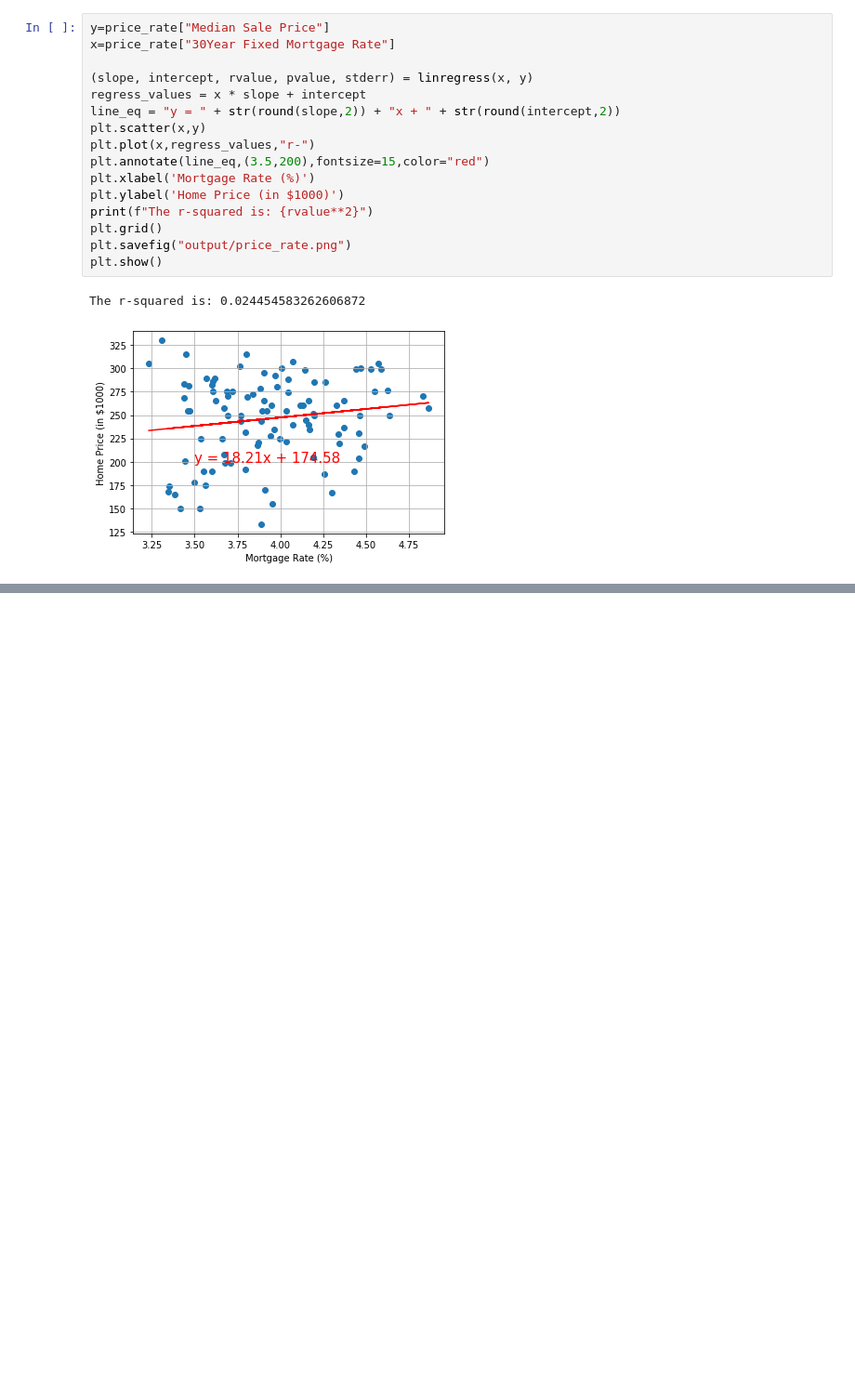
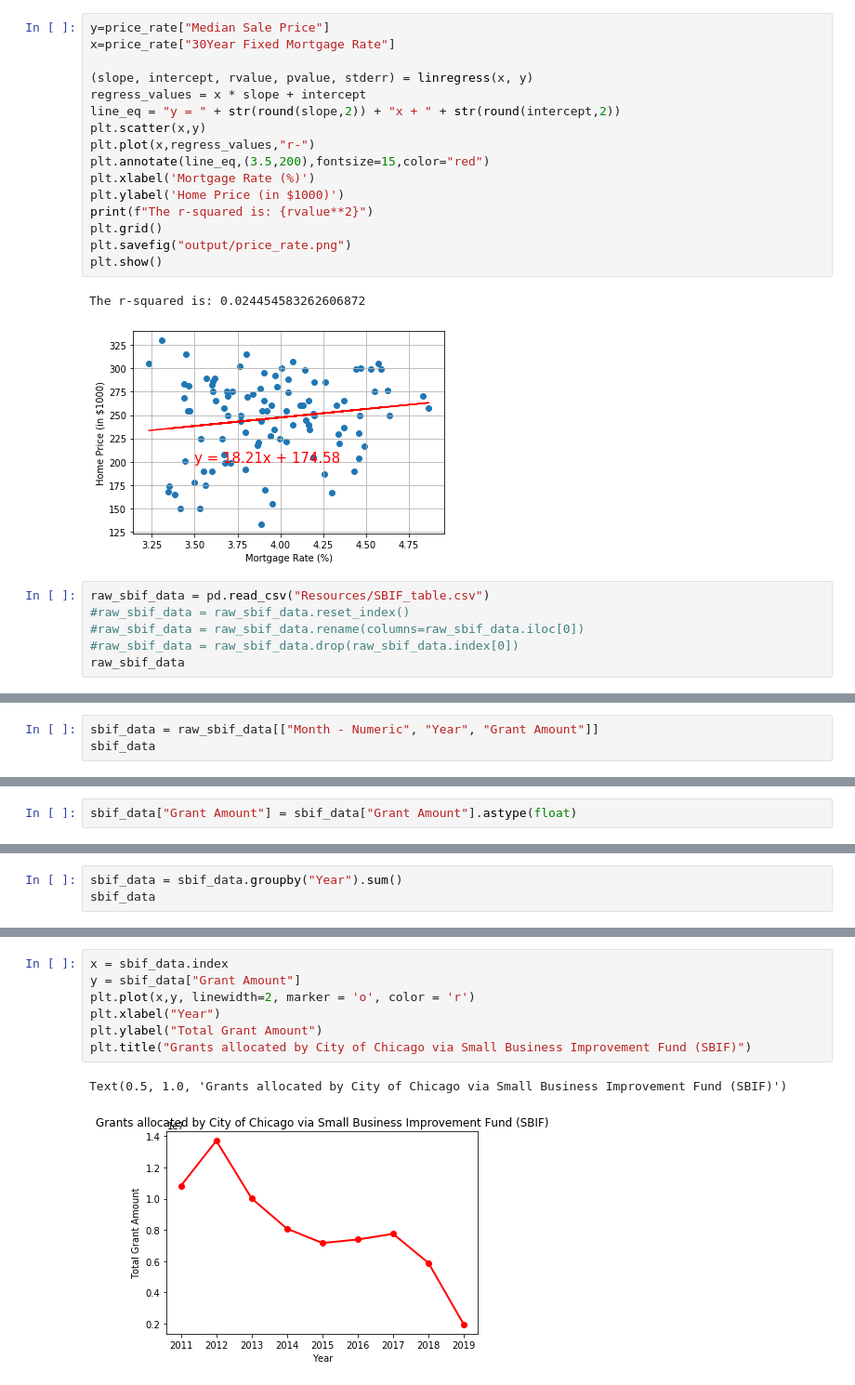
Before and after one commit to ruilin86/Group-Project, a Jupyter notebook: Project_1.ipynb, the cells around one changed output, grey strips where cells are left out. Shown at 93% size. Cells and saved outputs as stored; diff of their text form; blank space fills up the shorter version.

```diff
--- a/Project_1.ipynb
+++ b/Project_1.ipynb
@@ -504,3 +501,9 @@ plt.show()
 # %% [output]
 The r-squared is: 0.024454583262606872
 [figure]
+# %%
+raw_sbif_data = pd.read_csv("Resources/SBIF_table.csv")
+#raw_sbif_data = raw_sbif_data.reset_index()
+#raw_sbif_data = raw_sbif_data.rename(columns=raw_sbif_data.iloc[0])
+#raw_sbif_data = raw_sbif_data.drop(raw_sbif_data.index[0])
+raw_sbif_data
@@ -506,0 +524,3 @@ The r-squared is: 0.024454583262606872
+# %%
+sbif_data = raw_sbif_data[["Month - Numeric", "Year", "Grant Amount"]]
+sbif_data
@@ -506,0 +556,2 @@ The r-squared is: 0.024454583262606872
+# %%
+sbif_data["Grant Amount"] = sbif_data["Grant Amount"].astype(float)
@@ -506,0 +564,3 @@ The r-squared is: 0.024454583262606872
+# %%
+sbif_data = sbif_data.groupby("Year").sum()
+sbif_data
@@ -506,0 +579,10 @@ The r-squared is: 0.024454583262606872
+# %%
+x = sbif_data.index
+y = sbif_data["Grant Amount"]
+plt.plot(x,y, linewidth=2, marker = 'o', color = 'r')
+plt.xlabel("Year")
+plt.ylabel("Total Grant Amount")
+plt.title("Grants allocated by City of Chicago via Small Business Improvement Fund (SBIF)")
+# %% [output]
+Text(0.5, 1.0, 'Grants allocated by City of Chicago via Small Business Improvement Fund (SBIF)')
+[figure, added]
```
Also changed, not shown: parts of 18 cells of this notebook.
